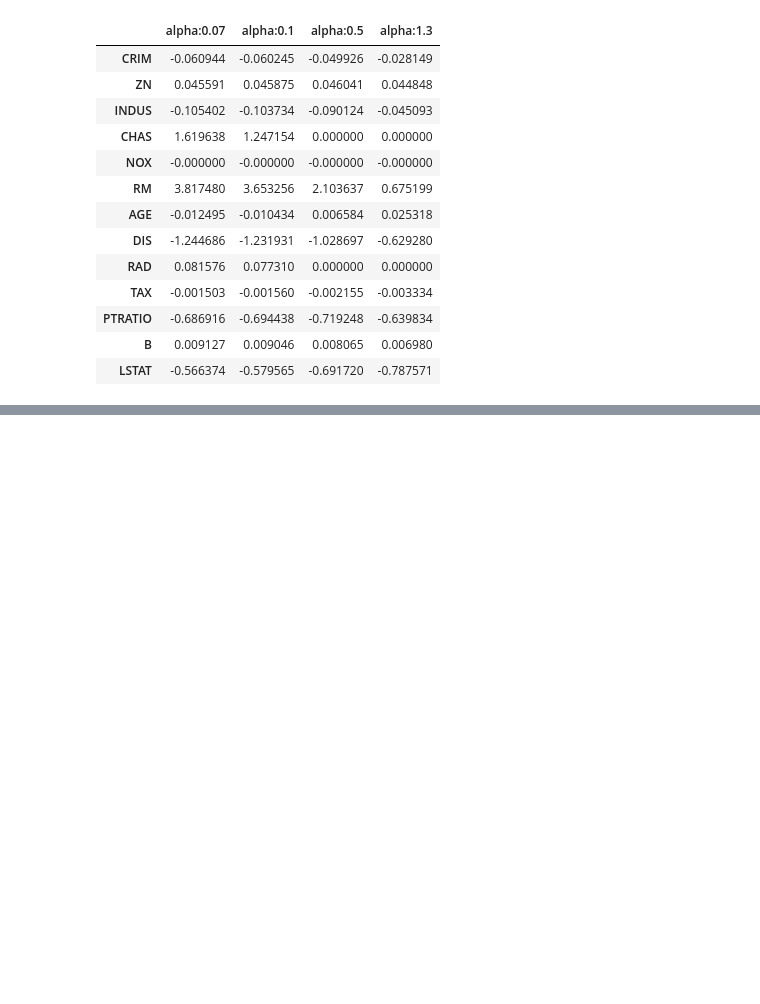
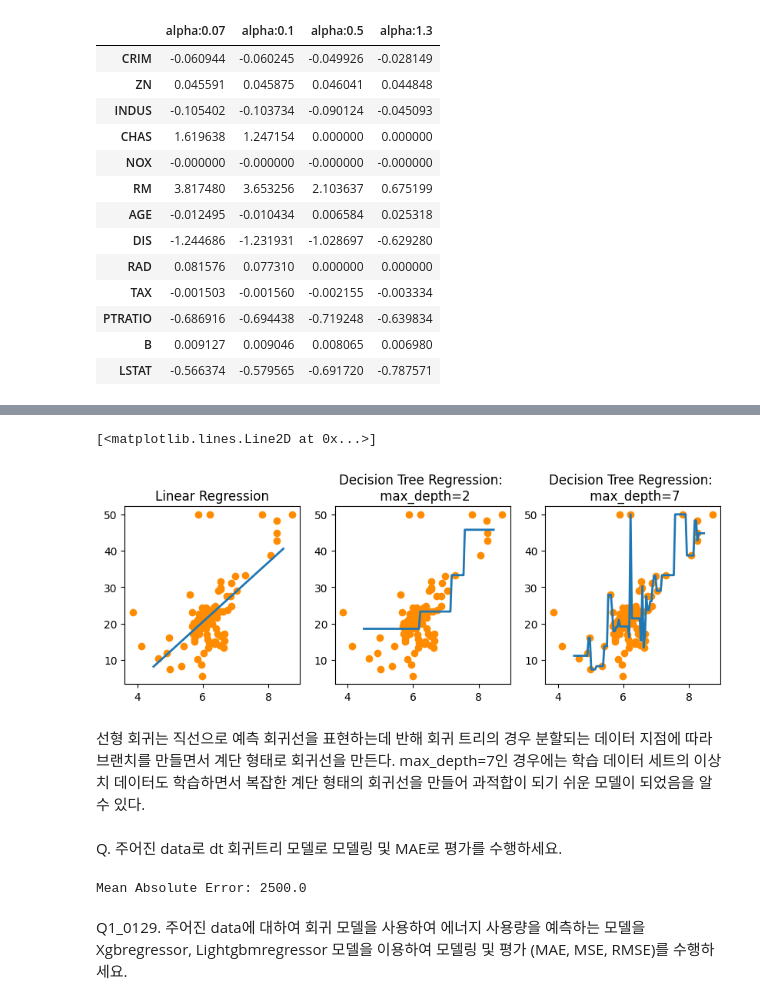
Before and after one commit to CrayonHanChan/kita_231026, a Jupyter notebook: m5_ml/m5_머신러닝_회귀.ipynb, the cells around one changed output, grey strips where cells are left out. Drawn from its saved outputs; the diff is of its cells as text; code cells hidden in the pictures; blank space fills up the shorter version.

```diff
--- a/m5_ml/m5_머신러닝_회귀.ipynb
+++ b/m5_ml/m5_머신러닝_회귀.ipynb
@@ -794,0 +969,69 @@ alpha 1.3일 떼 5 폴드 세트의 평균 RMSE: 5.860814
+# %%
+fig, (ax1, ax2, ax3) = plt.subplots(figsize=(10,3), ncols=3)
+
+# X축값을 4.5 ~ 8.5로 변환하며 입력했을 때, 선형 회귀와 결정 트리 회귀 예측 선 시각화
+# 선형 회귀로 학습된 모델 회귀 예측선
+ax1.set_title('Linear Regression')
+ax1.scatter(bostonDF_sample.RM, bostonDF_sample.PRICE, c='darkorange')
+ax1.plot(X_test, pred_lr, label="linear", linewidth=2)
+
+# DecisionTreeRegressor의 max_depth를 2로 했을 때 회귀 예측선
+ax2.set_title('Decision Tree Regression: \n max_depth=2')
+ax2.scatter(bostonDF_sample.RM, bostonDF_sample.PRICE, c='darkorange')
+ax2.plot(X_test, pred_dt2, label="max_depth:2", linewidth=2)
+
+# DecisionTreeRegressor의 max_depth를 7로 했을 때 회귀 예측선
+ax3.set_title('Decision Tree Regression: \n max_depth=7')
+ax3.scatter(bostonDF_sample.RM, bostonDF_sample.PRICE, c='darkorange')
+ax3.plot(X_test, pred_dt7, label="max_depth:7", linewidth=2)
+
+# 과소적합, good, 과대적합.
+# 셋중에 두번째 그래프가 가장 적절하고 좀더 depth를 줘도 될것으로 보임.
+# %% [output]
+[<matplotlib.lines.Line2D at 0x...>]
+[figure, added]
+# %% [markdown]
+선형 회귀는 직선으로 예측 회귀선을 표현하는데 반해 회귀 트리의 경우 분할되는 데이터 지점에 따라 브랜치를 만들면서 계단 형태로 회귀선을 만든다. max_depth=7인 경우에는 학습 데이터 세트의 이상치 데이터도 학습하면서 복잡한 계단 형태의 회귀선을 만들어 과적합이 되기 쉬운 모델이 되었음을 알 수 있다.
+# %% [markdown]
+Q. 주어진 data로 dt 회귀트리 모델로 모델링 및 MAE로 평가를 수행하세요.
+# %%
+import pandas as pd
+from sklearn.model_selection import train_test_split
+from sklearn.tree import DecisionTreeRegressor
+from sklearn.metrics import mean_absolute_error
+
+# Assume df is your DataFrame containing the car dataset
+# df = pd.read_csv('path/to/car_prices.csv') # Example path to dataset
+
+# For practice, let's create a simple DataFrame
+data = {
+    'mileage': [10000, 20000, 30000, 40000, 50000],
+    'year': [2015, 2014, 2013, 2012, 2011],
+    'price': [15000, 12500, 10000, 7500, 5000]
+}
+df = pd.DataFrame(data)
+
+# Features and target variable
+X = df[['mileage', 'year']]  # Assuming these are the features
+y = df['price']  # Target variable
+
+# Splitting data into training and testing sets
+X_train, X_test, y_train, y_test = train_test_split(X, y, test_size=0.2, random_state=42)
+
+# Initializing the Decision Tree Regressor
+dt_regressor = DecisionTreeRegressor(random_state=42)
+
+# Fitting the model
+dt_regressor.fit(X_train, y_train)
+
+# Making predictions
+y_pred = dt_regressor.predict(X_test)
+
+# Calculating MAE
+mae = mean_absolute_error(y_test, y_pred)
+
+print(f'Mean Absolute Error: {mae}')
+# %% [output]
+Mean Absolute Error: 2500.0
+# %% [markdown]
+Q1_0129. 주어진 data에 대하여 회귀 모델을 사용하여 에너지 사용량을 예측하는 모델을 Xgbregressor, Lightgbmregressor 모델을 이용하여 모델링 및 평가 (MAE, MSE, RMSE)를 수행하세요.
```
Also changed, not shown: parts of 16 cells of this notebook, 2 other files.
